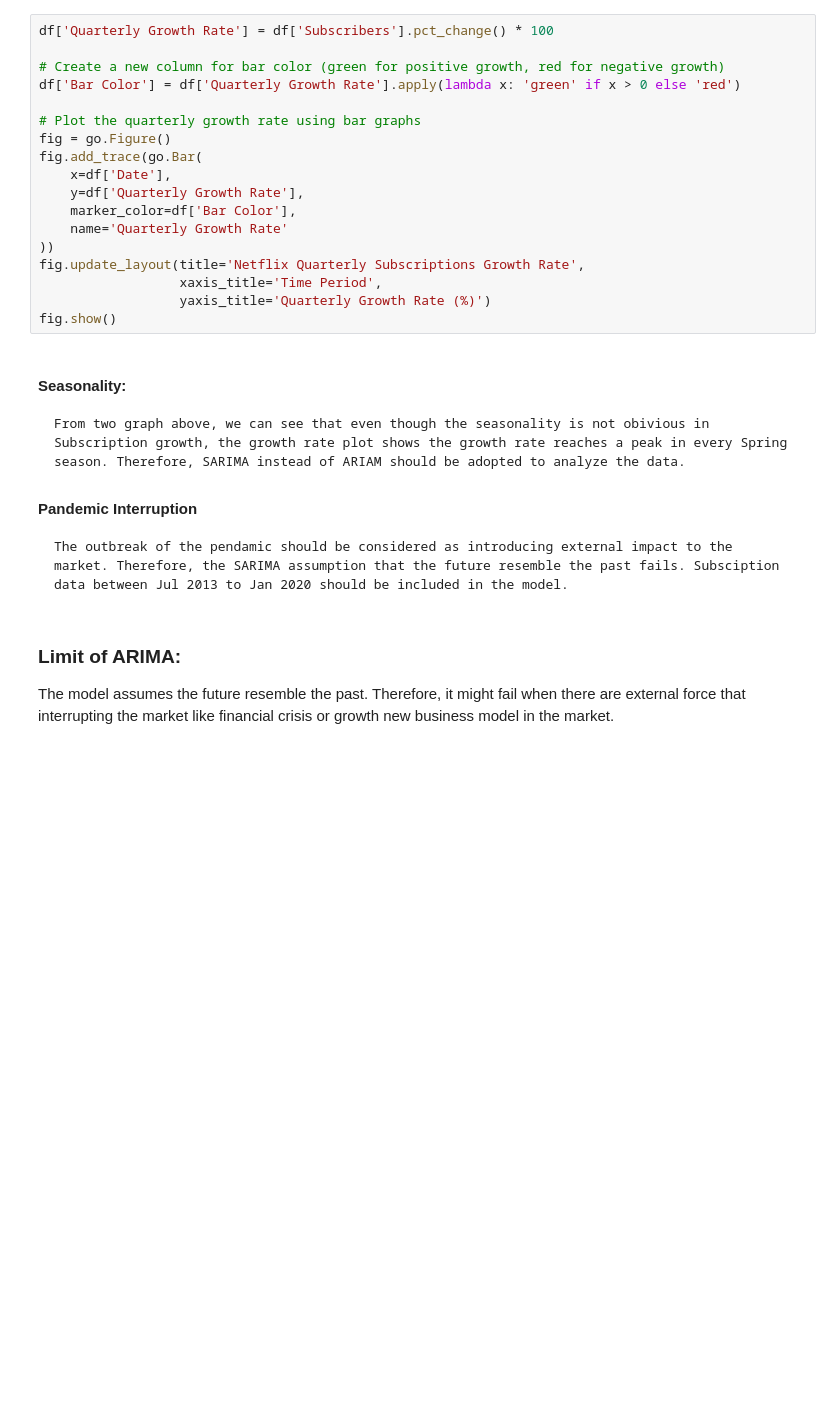
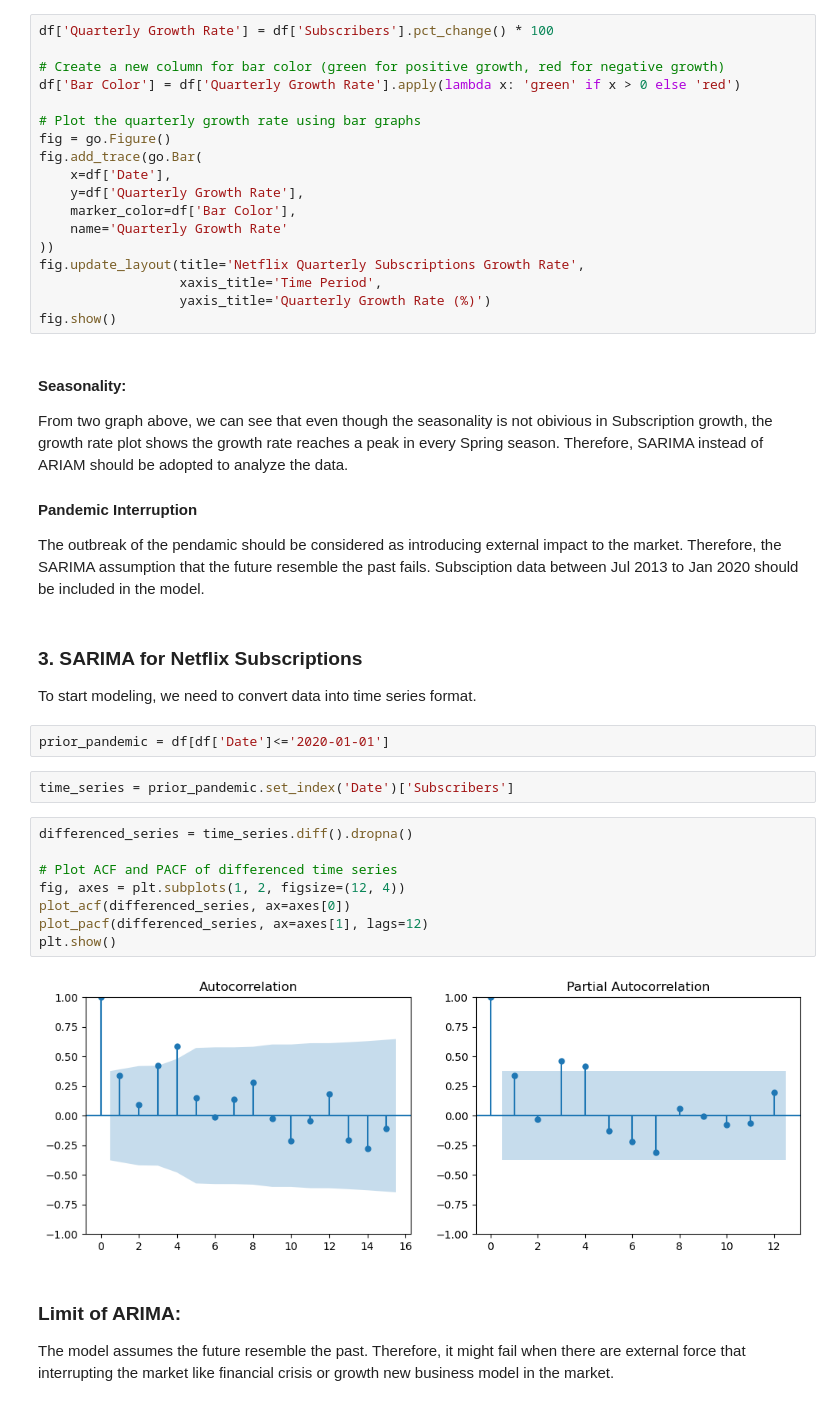
Before and after one commit to alex77y/Netflix-Subscription-Forecast, a Jupyter notebook: Netflix_subscription_forecast/Analysis.ipynb, the cells around one changed output. Drawn from its saved outputs; the diff is of its cells as text; blank space fills up the shorter version.

Commit message:
Conducting PACF and ACF analysis

```diff
--- a/Netflix_subscription_forecast/Analysis.ipynb
+++ b/Netflix_subscription_forecast/Analysis.ipynb
@@ -67,10 +67,27 @@ fig.update_layout(title='Netflix Quarterly Subscriptions Growth Rate',
 fig.show()
 # %% [markdown]
 #### Seasonality:
-    From two graph above, we can see that even though the seasonality is not obivious in Subscription growth, the growth rate plot shows the growth rate reaches a peak in every Spring season. Therefore, SARIMA instead of ARIAM should be adopted to analyze the data.
+From two graph above, we can see that even though the seasonality is not obivious in Subscription growth, the growth rate plot shows the growth rate reaches a peak in every Spring season. Therefore, SARIMA instead of ARIAM should be adopted to analyze the data.
 
 #### Pandemic Interruption
-    The outbreak of the pendamic should be considered as introducing external impact to the market. Therefore, the SARIMA assumption that the future resemble the past fails. Subsciption data between Jul 2013 to Jan 2020 should be included in the model.
+The outbreak of the pendamic should be considered as introducing external impact to the market. Therefore, the SARIMA assumption that the future resemble the past fails. Subsciption data between Jul 2013 to Jan 2020 should be included in the model.
+# %% [markdown]
+### 3. SARIMA for Netflix Subscriptions
+To start modeling, we need to convert data into time series format.
+# %%
+prior_pandemic = df[df['Date']<='2020-01-01']
+# %%
+time_series = prior_pandemic.set_index('Date')['Subscribers']
+# %%
+differenced_series = time_series.diff().dropna()
+
+# Plot ACF and PACF of differenced time series
+fig, axes = plt.subplots(1, 2, figsize=(12, 4))
+plot_acf(differenced_series, ax=axes[0])
+plot_pacf(differenced_series, ax=axes[1], lags=12)
+plt.show()
+# %% [output]
+[figure, added]
 # %% [markdown]
 ### Limit of ARIMA:
 
```
